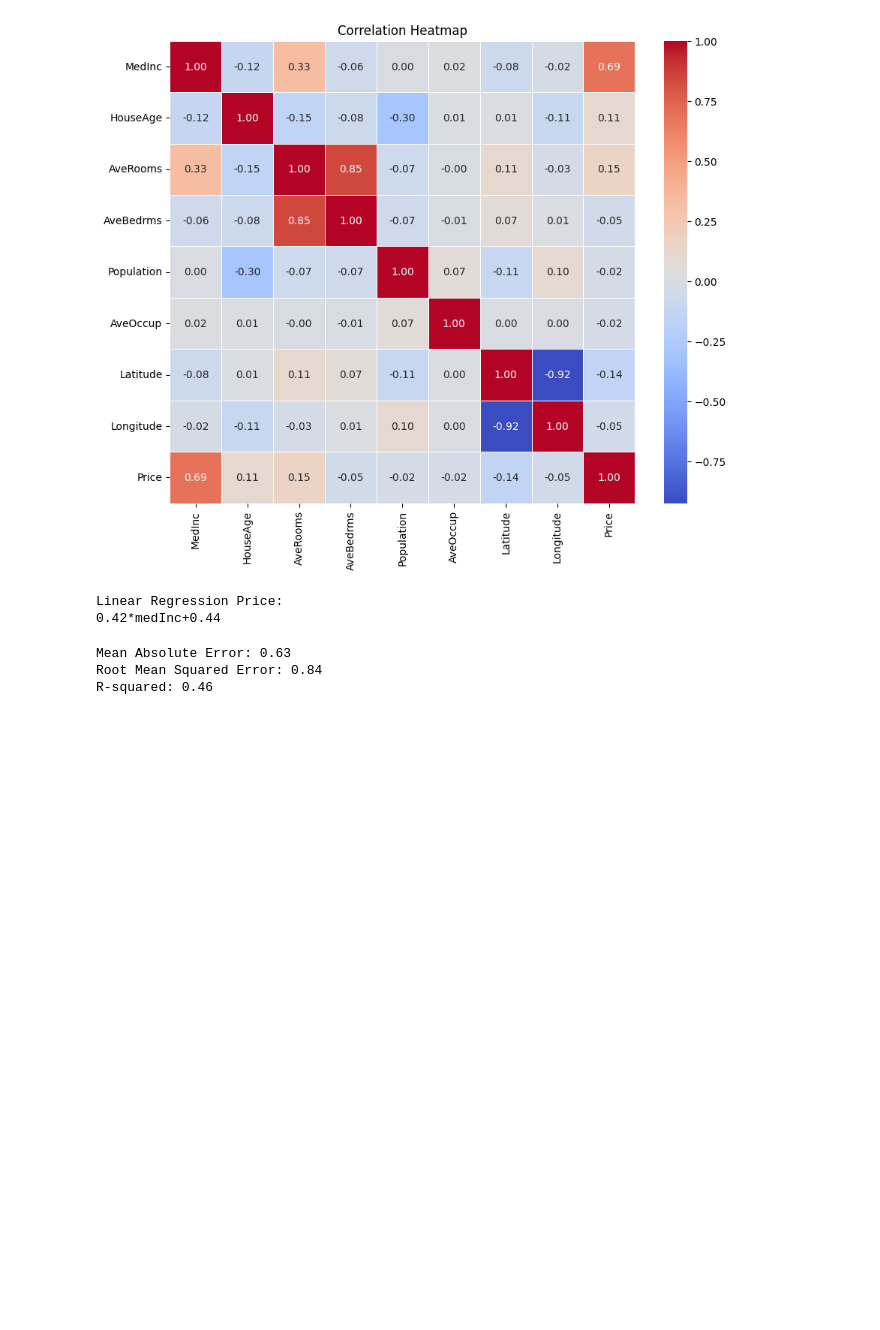
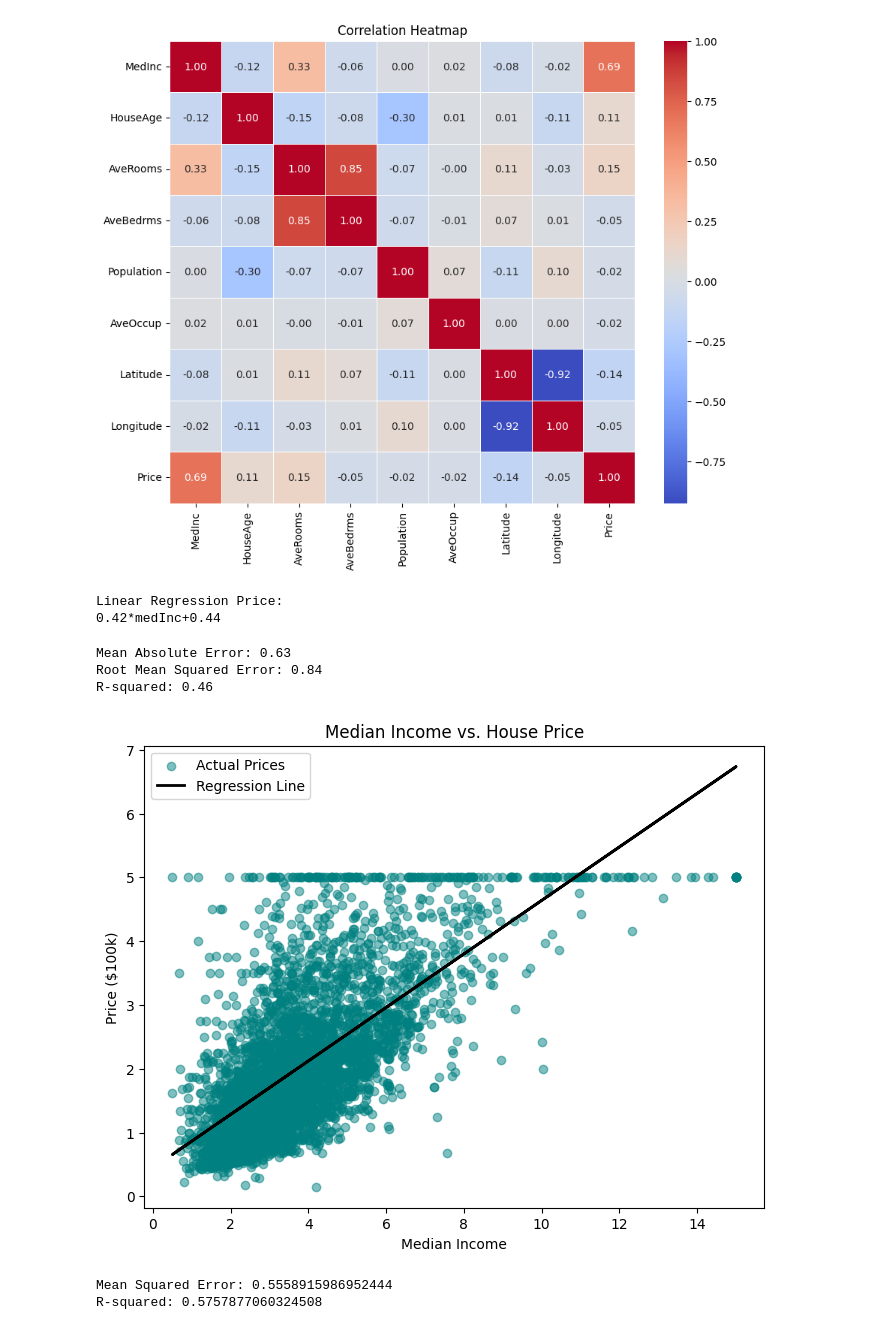
Before and after one commit to sairam-peduri/COE, a Jupyter notebook: 7mar.ipynb, the cells around one changed output. Drawn from its saved outputs; the diff is of its cells as text; code cells hidden in the pictures; blank space fills up the shorter version.

```diff
--- a/7mar.ipynb
+++ b/7mar.ipynb
@@ -208,3 +208,54 @@ print(f"R-squared: {r2:.2f}")
 Mean Absolute Error: 0.63
 Root Mean Squared Error: 0.84
 R-squared: 0.46
+# %%
+# Visualize
+plt.figure(figsize=(8,6))
+plt.scatter(x_test, y_test, color='teal', label='Actual Prices',alpha=0.5)
+plt.plot(x_test, y_pred, color='black', linewidth=2, label='Regression Line')
+plt.xlabel('Median Income')
+plt.ylabel('Price ($100k)')
+plt.title('Median Income vs. House Price')
+plt.legend()
+plt.show()
+# %% [output]
+[figure, added]
+# %%
+import pandas as pd
+import numpy as np
+from sklearn.datasets import fetch_california_housing
+from sklearn.model_selection import train_test_split
+from sklearn.linear_model import LinearRegression
+from sklearn.metrics import mean_squared_error, r2_score
+
+
+california = fetch_california_housing()
+
+
+df = pd.DataFrame(california.data, columns=california.feature_names)
+df['Price'] = california.target
+
+
+X = df.drop('Price', axis=1)
+y = df['Price']
+
+
+X_train, X_test, y_train, y_test = train_test_split(X, y, test_size=0.2, random_state=42)
+
+
+model = LinearRegression()
+model.fit(X_train, y_train)
+
+
+y_pred = model.predict(X_test)
+
+
+mse = mean_squared_error(y_test, y_pred)
+r2 = r2_score(y_test, y_pred)
+
+
+print(f"Mean Squared Error: {mse}")
+print(f"R-squared: {r2}")
+# %% [output]
+Mean Squared Error: 0.5558915986952444
+R-squared: 0.5757877060324508
```
Also changed, not shown: parts of 12 cells of this notebook.
